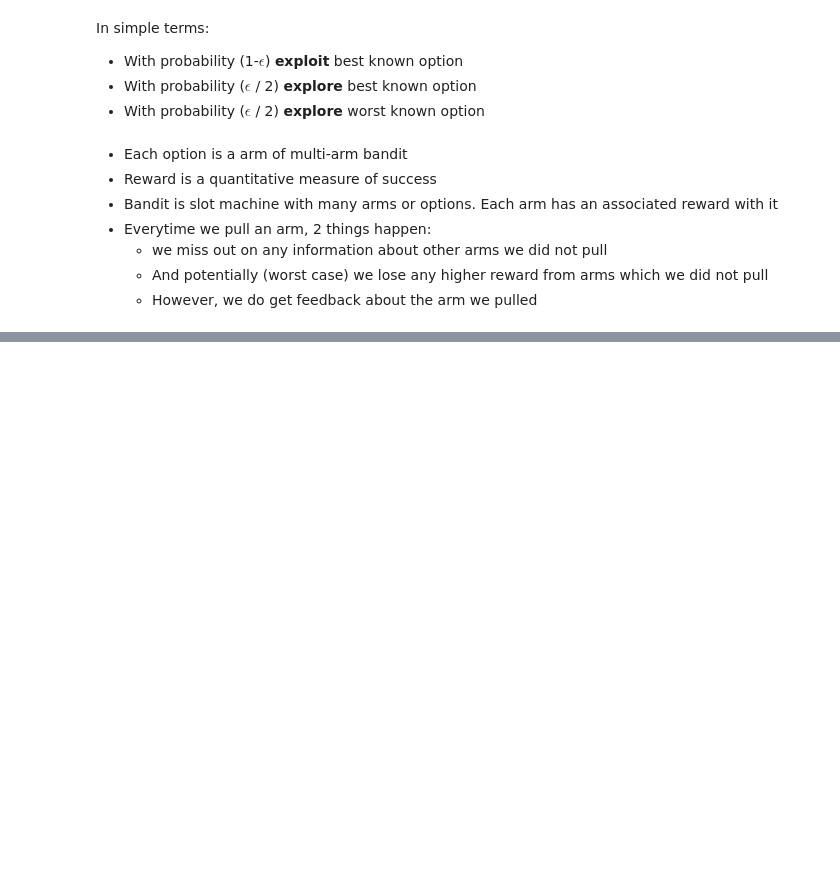
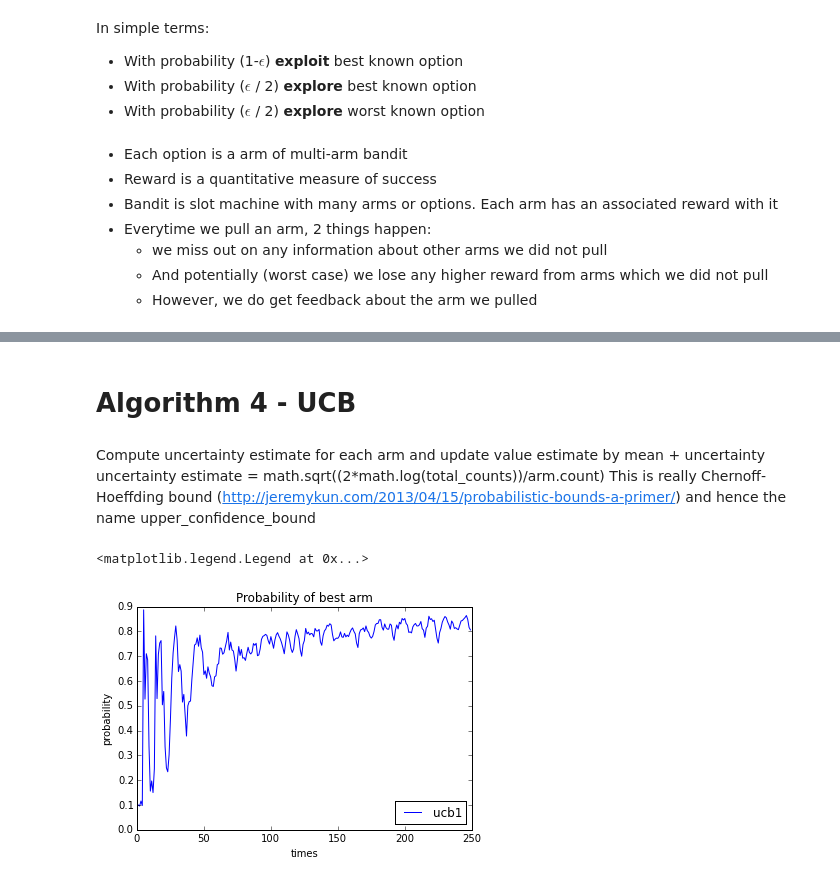
Before and after one commit to atuljosh/machine_learning_notes, a Jupyter notebook: bandits/multi_arm_bandit_notes.ipynb, the cells around one changed output, grey strips where cells are left out. Drawn from its saved outputs; the diff is of its cells as text; code cells hidden in the pictures; blank space fills up the shorter version.

```diff
--- a/bandits/multi_arm_bandit_notes.ipynb
+++ b/bandits/multi_arm_bandit_notes.ipynb
@@ -153,0 +87,21 @@ plt.legend(loc='lower right')
+# %% [markdown]
+# Algorithm 4 - UCB
+# %% [markdown]
+Compute uncertainty estimate for each arm and update value estimate by mean + uncertainty
+uncertainty estimate = math.sqrt((2*math.log(total_counts))/arm.count)
+This is really Chernoff-Hoeffding bound (http://jeremykun.com/2013/04/15/probabilistic-bounds-a-primer/)
+and hence the name upper_confidence_bound
+# %%
+ucb_df = bandit.run_bandit_algorithm_and_generate_results(algo_name='ucb1', params=[], sim_nums=1000, times=250)
+plt.figure()
+
+#plt.plot(list(annealling_softmax_df.loc[0]['prob_of_best_arm'].index.values), list(annealling_softmax_df.loc[0]['prob_of_best_arm'].values), label='annealling_softmax')
+plt.plot(list(ucb_df.loc[0]['prob_of_best_arm'].index.values), list(ucb_df.loc[0]['prob_of_best_arm'].values), label='ucb1')
+
+plt.xlabel('times')
+plt.ylabel('probability')
+plt.title('Probability of best arm')
+plt.legend(loc='lower right')
+# %% [output]
+<matplotlib.legend.Legend at 0x...>
+[figure, added]
```
Also changed, not shown: parts of 13 cells of this notebook, 1 other file.
